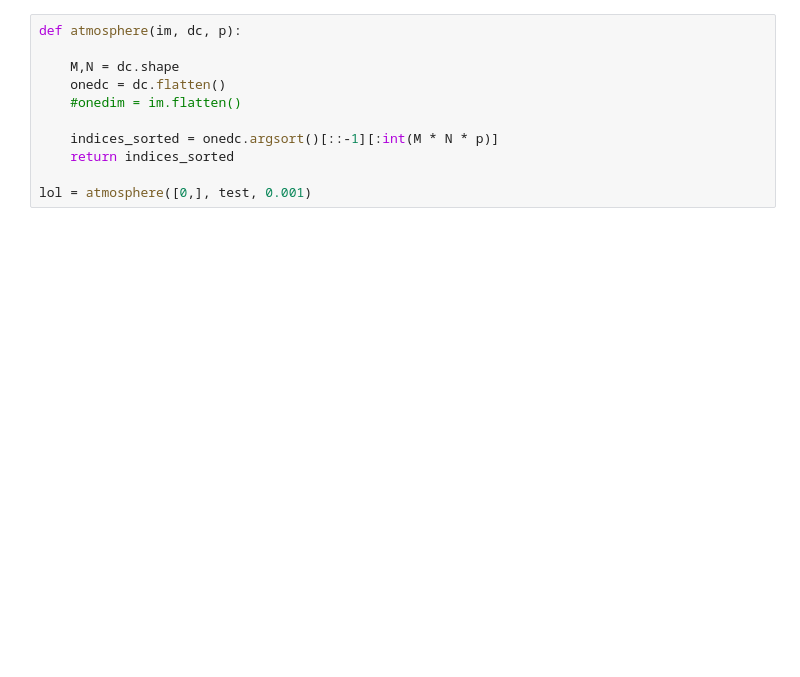
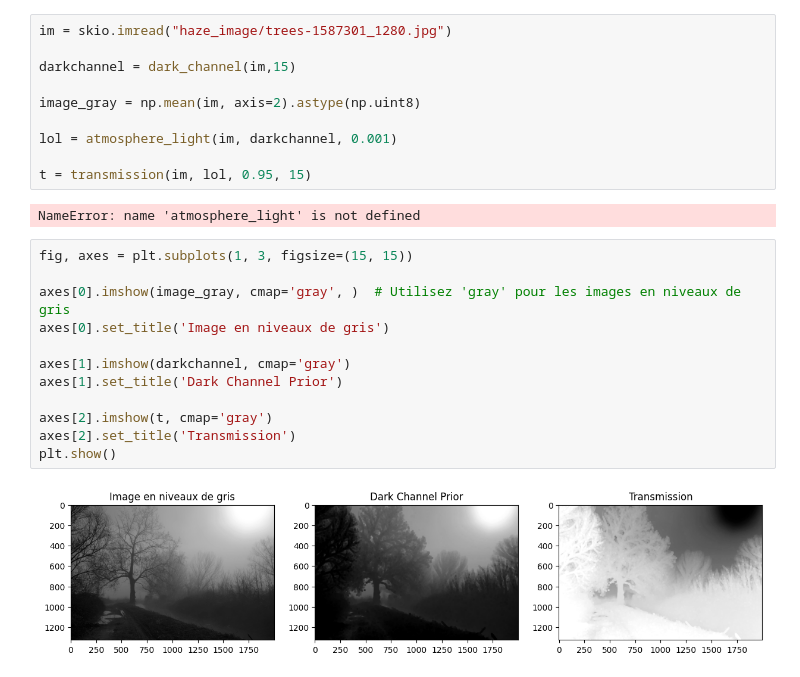
Before and after one commit to antoineverier/implementation-haze-removal, a Jupyter notebook: CompteRendu.ipynb, the cells around one changed output. Drawn from its saved outputs; the diff is of its cells as text; blank space fills up the shorter version.

Commit message:
implementation
absorbance, transmission and beginning of dehaze

```diff
--- a/CompteRendu.ipynb
+++ b/CompteRendu.ipynb
@@ -65,11 +14,26 @@ plt.show()
-# %%
-def atmosphere(im, dc, p):
-
-    M,N = dc.shape
-    onedc = dc.flatten()
-    #onedim = im.flatten()
-
-    indices_sorted = onedc.argsort()[::-1][:int(M * N * p)]
-    return indices_sorted
-
-lol = atmosphere([0,], test, 0.001)
+# %%
+im = skio.imread("haze_image/trees-1587301_1280.jpg")
+
+darkchannel = dark_channel(im,15)
+
+image_gray = np.mean(im, axis=2).astype(np.uint8)
+
+lol = atmosphere_light(im, darkchannel, 0.001)
+
+t = transmission(im, lol, 0.95, 15)
+# %% [output]
+NameError: name 'atmosphere_light' is not defined
+# %%
+fig, axes = plt.subplots(1, 3, figsize=(15, 15))
+
+axes[0].imshow(image_gray, cmap='gray', )  # Utilisez 'gray' pour les images en niveaux de gris
+axes[0].set_title('Image en niveaux de gris')
+
+axes[1].imshow(darkchannel, cmap='gray')
+axes[1].set_title('Dark Channel Prior')
+
+axes[2].imshow(t, cmap='gray')
+axes[2].set_title('Transmission')
+plt.show()
+# %% [output]
+[figure, added]
```
Also changed, not shown: parts of 3 cells of this notebook, 1 other file.
